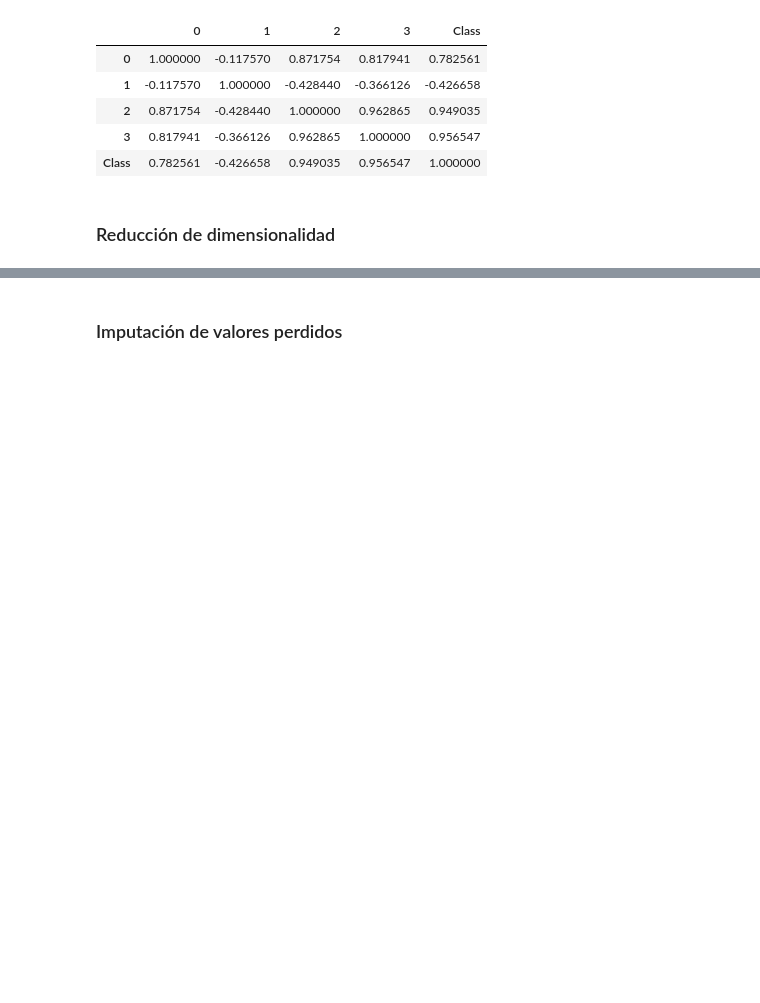
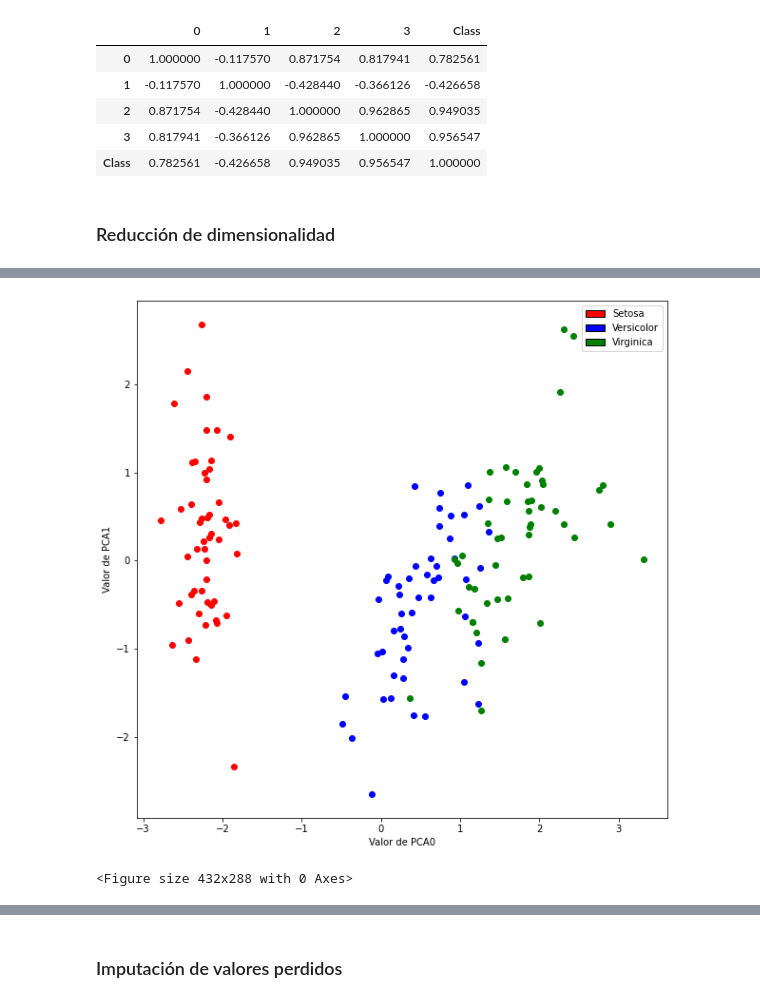
Before and after one commit to advy99/taller_osl_sklearn, a Jupyter notebook: notebook_taller.ipynb, the cells around one changed output, grey strips where cells are left out. Drawn from its saved outputs; the diff is of its cells as text; code cells hidden in the pictures; blank space fills up the shorter version.

```diff
--- a/notebook_taller.ipynb
+++ b/notebook_taller.ipynb
@@ -237,2 +239,12 @@ matriz_correlacion.style.background_gradient(cmap='coolwarm')
 # %%
 import sklearn.decomposition
+
+
+pca_model = skl.decomposition.PCA(n_components = 0.90)
+
+pca_model.fit(x_iris_normalizado)
+
+print("Porcentaje de varianza original explicada por el nuevo conjunto de datos: ", pca_model.explained_variance_ratio_)
+
+
+x_iris_pca = pca_model.transform(x_iris_normalizado)
@@ -238,0 +253,6 @@ import sklearn.decomposition
+# %%
+iris_pca_normalizado = pd.DataFrame(x_iris_pca)
+
+iris_pca_normalizado["Class"] = y_iris
+
+iris_pca_normalizado
@@ -238,0 +273,26 @@ import sklearn.decomposition
+# %%
+
+iris_setosa_pca = iris_pca_normalizado[iris_pca_normalizado["Class"] == 0]
+iris_versicolor_pca = iris_pca_normalizado[iris_pca_normalizado["Class"] == 1]
+iris_virginica_pca = iris_pca_normalizado[iris_pca_normalizado["Class"] == 2]
+
+colores_grafico = ["red", "blue", "green"]
+
+plt.figure(figsize = (10, 10))
+plt.scatter(iris_setosa_pca[0], iris_setosa_pca[1], color = "red")
+plt.scatter(iris_versicolor_pca[0], iris_versicolor_pca[1], color = "blue")
+plt.scatter(iris_virginica_pca[0], iris_virginica_pca[1], color = "green")
+
+plt.title("")
+plt.xlabel("Valor de PCA0")
+plt.ylabel("Valor de PCA1")
+
+handles = [matplotlib.patches.Rectangle((0, 0), 1, 1, color=c, ec="k") for c in colores_grafico]
+labels = ["Setosa", "Versicolor", "Virginica"]
+plt.legend(handles, labels)
+
+plt.show()
+plt.clf()
+# %% [output]
+[figure, added]
+<Figure size 432x288 with 0 Axes>
```
Also changed, not shown: parts of 13 cells of this notebook.
